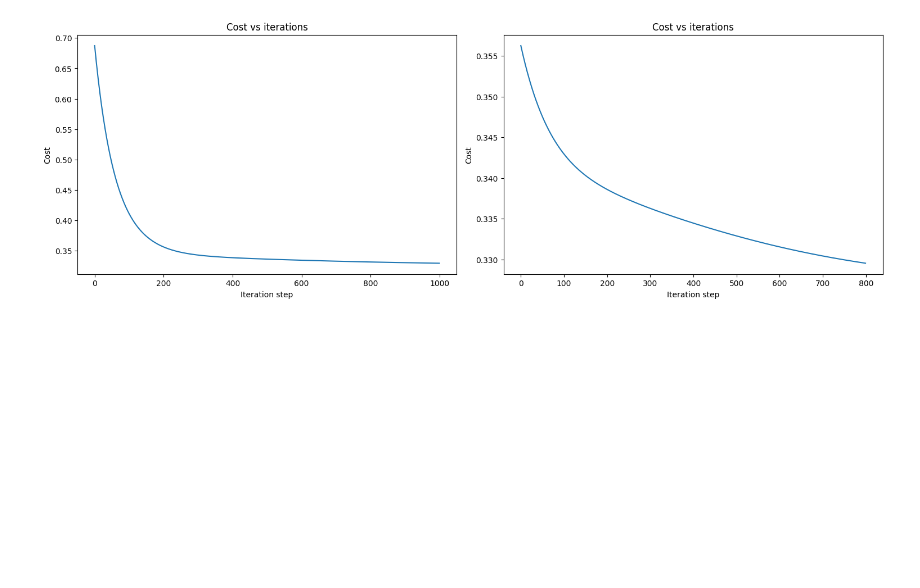
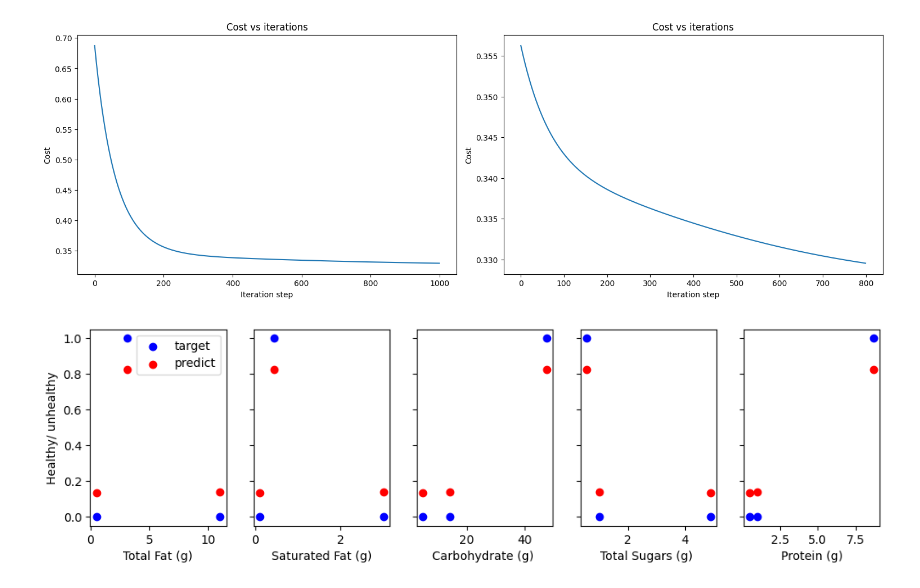
Before and after one commit to DragosTrandafir/FoodHealthClassification_Personal_Project, a Jupyter notebook: food_classification.ipynb, the cells around one changed output. Drawn from its saved outputs; the diff is of its cells as text; code cells hidden in the pictures; blank space fills up the shorter version.

Commit message:
working at the plot

```diff
--- a/food_classification.ipynb
+++ b/food_classification.ipynb
@@ -208,3 +208,39 @@ ax2.set_ylabel("Cost")
 plt.show()
 # %% [output]
 [figure]
+# %%
+# prepare the predicted output for plotting
+m = X_norm.shape[0]
+yp = np.zeros(m)
+for i in range(m):
+  z = np.dot(X_norm[i],w)+b
+  z = np.clip( z, -500, 500 )           # protect against overflow
+  yp[i] = 1.0/(1.0+ np.exp(-z))
+
+'''
+pos = y_train == 1 [true, false, false]
+neg = y_train == 0 [false, true, true]   [1,0,0]
+
+fig,ax = plt.subplots(1,2,figsize=(8,3))
+#plot 1, single variable
+ax[0].scatter(x_train[pos], y_train[pos], marker='x', s=80, c = 'red', label="y=1")
+ax[0].scatter(x_train[neg], y_train[neg], marker='o', s=100, label="y=0", facecolors='none')
+'''
+pos = y == 1
+neg = y == 0
+X_features=["Total Fat (g)", "Saturated Fat (g)", "Carbohydrate (g) ", "Total Sugars (g) ", "Protein (g)"]
+# plot predict
+fig, ax = plt.subplots(1,X.shape[1], figsize=(12,3), sharey=True)
+for i in range(len(ax)):
+    # ax[i].scatter( X[pos,i], y[pos],marker='x', color="blue", label= 'target')
+  '''
+  ax[i].scatter( X[:,i], y, color="blue", label= 'target')
+  ax[i].scatter( X[:,i], yp, color='red', label='predict')
+  ax[i].set_xlabel(X_features[i])
+  '''
+
+ax[0].set_ylabel("Healthy/ unhealthy")
+ax[0].legend()
+plt.show()
+# %% [output]
+[figure, added]
```
